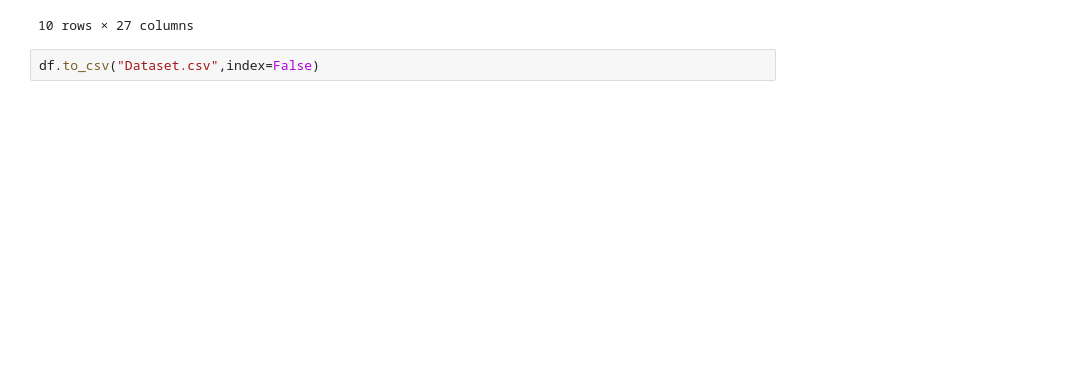
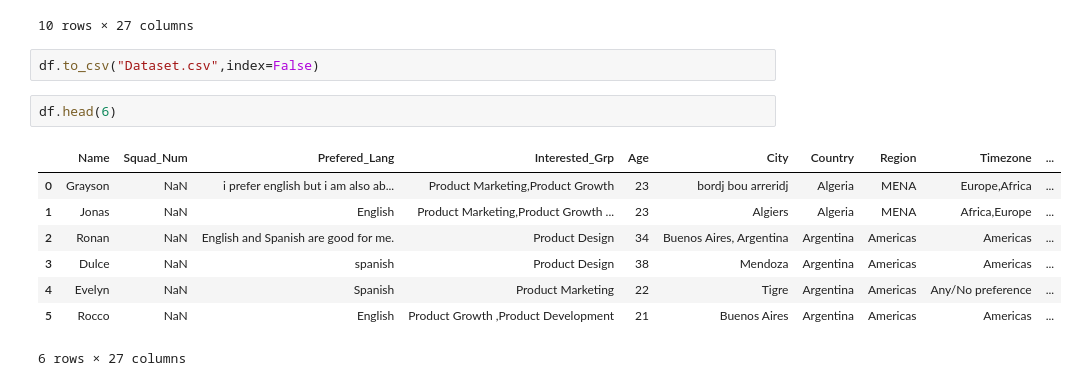
Before and after one commit to MidhunManu/squad_allocation_python, a Jupyter notebook: RadicalX - Python Project.ipynb, the cells around one changed output. Cells and saved outputs as stored; diff of their text form; blank space fills up the shorter version.

```diff
--- a/RadicalX - Python Project.ipynb
+++ b/RadicalX - Python Project.ipynb
@@ -50,3 +50,14 @@ df.head(10)
 10 rows × 27 columns
 # %%
 df.to_csv("Dataset.csv",index=False)
+# %%
+df.head(6)
+# %% [output]
+|  | Name | Squad_Num | Prefered_Lang | Interested_Grp | Age | City | Country | Region | Timezone | ... |
+| 0 | Grayson | NaN | i prefer english but i am also ab... | Product Marketing,Product Growth | 23 | bordj bou arreridj | Algeria | MENA | Europe,Africa | ... |
+| 1 | Jonas | NaN | English | Product Marketing,Product Growth ... | 23 | Algiers | Algeria | MENA | Africa,Europe | ... |
+| 2 | Ronan | NaN | English and Spanish are good for me. | Product Design | 34 | Buenos Aires, Argentina | Argentina | Americas | Americas | ... |
+| 3 | Dulce | NaN | spanish | Product Design | 38 | Mendoza | Argentina | Americas | Americas | ... |
+| 4 | Evelyn | NaN | Spanish | Product Marketing | 22 | Tigre | Argentina | Americas | Any/No preference | ... |
+| 5 | Rocco | NaN | English | Product Growth ,Product Development | 21 | Buenos Aires | Argentina | Americas | Americas | ... |
+6 rows × 27 columns
```
Also changed, not shown: parts of 13 cells of this notebook.
